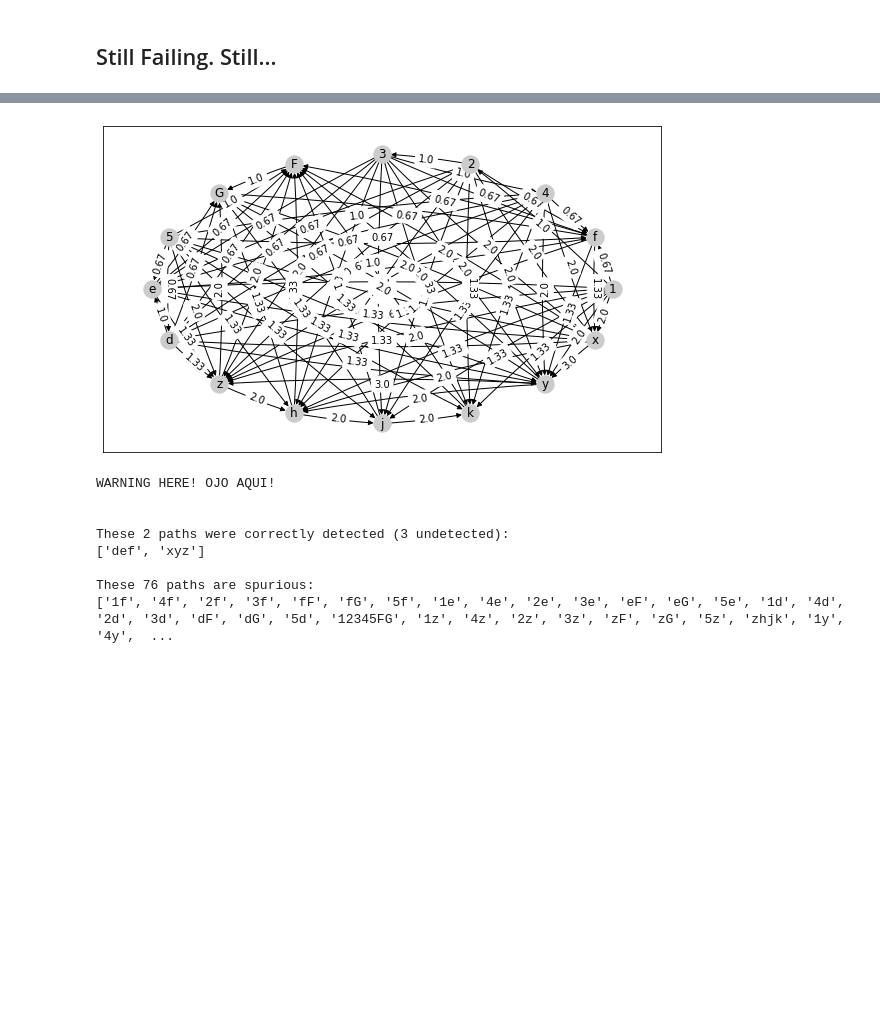
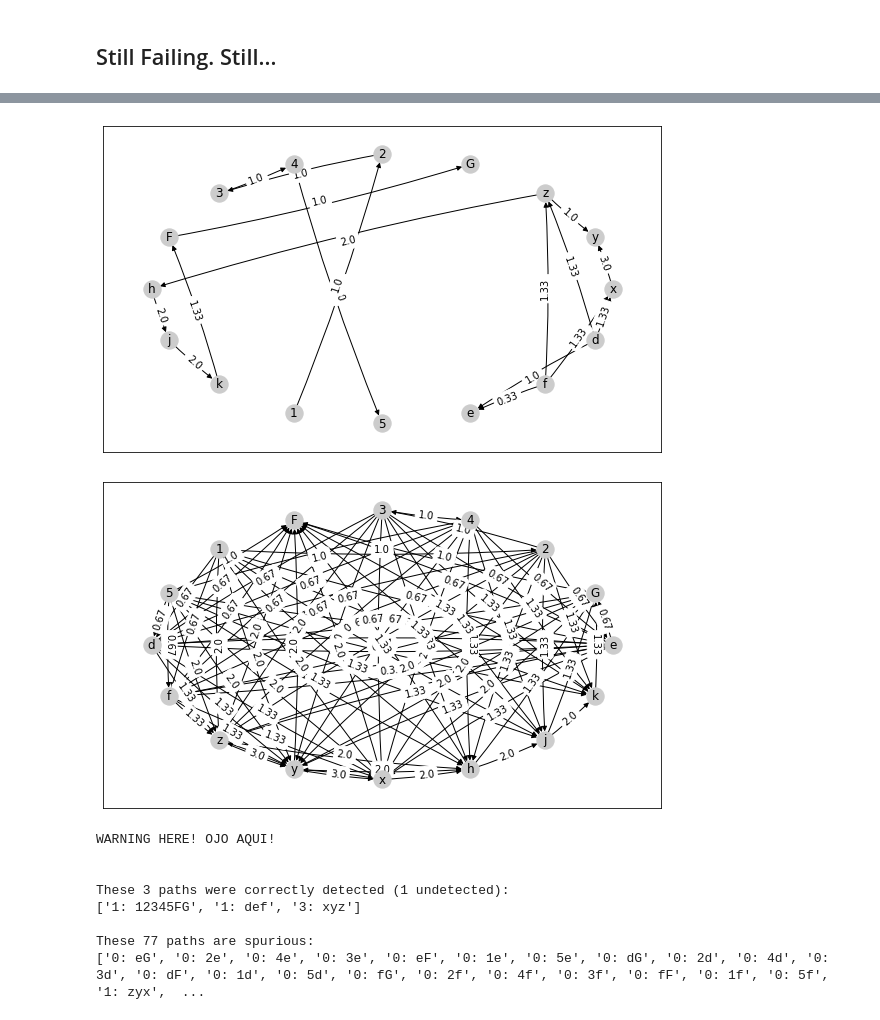
Before and after one commit to jpgil/logdelay, a Jupyter notebook: notebooks/2-structures/2020-01-25-Tests-forCliques.ipynb, the cells around one changed output, grey strips where cells are left out. Cells and saved outputs as stored; diff of their text form; code cells hidden in the pictures; blank space fills up the shorter version.

```diff
--- a/notebooks/2-structures/2020-01-25-Tests-forCliques.ipynb
+++ b/notebooks/2-structures/2020-01-25-Tests-forCliques.ipynb
@@ -3,8 +7,8 @@
 # %%
 # Parameters
-METHOD_ID="2020-01-20 partial pairs"
+# METHOD_ID="2020-01-20 partial pairs"
 # METHOD_ID="2020-01-24 all pairs"
-# METHOD_ID="2020-01-25 untangled"
+METHOD_ID="2020-01-25 untangled"
 # %%
 %load_ext autoreload
 %autoreload 2
@@ -29,14 +36,19 @@ def evaluate_against (T, expected_paths):
 
     elif METHOD_ID=="2020-01-25 untangled":
 
-        inferred_paths = infer_paths( split_in_freqGraph( successorsGraph(  get_successor_by_freq(T)  )  ) )
+        succ_G = successorsGraph(  get_successor_by_freq(T, METHOD_ID="2020-01-25 untangled")  )
 
-        G_aux = created_auxiliary_graph( inferred_paths )
+        # Step 1: Detect loops
+        paths = infer_paths( split_in_freqGraph(  succ_G  ) )
+
+        G_aux = created_auxiliary_graph( paths )
         G = minimally_connected(G_aux)
 
-        G_freq = split_in_freqGraph(G)
-        for f, g1 in G_freq.items():
-            graph(g1, with_weigths=True)
+#         G_freq = split_in_freqGraph(G)
+#         for f, g1 in G_freq.items():
+#             graph(g1, with_weigths=True)
+
+        graph(G)
 
 #         paths = { 1:[] }
 # #         for f, G1 in G_freq.items():
@@ -67,9 +79,9 @@ def evaluate_against (T, expected_paths):
             for p in paths:
     #             print(paths)
                 if p in expected:
-                    good.append("".join(p))
+                    good.append( "%d: %s" % (f, "".join(p)) )
                 else:
-                    bad.append("".join(p))
+                    bad.append( "%d: %s" % (f, "".join(p)) )
 
         if len(expected_paths) != len(good):
             print(), print()
@@ -546,24 +604,25 @@ These 42 paths are spurious:
 # %%
 """
           @hjk
   12345 <      > FG
           @def
           @xyz
 """
 T = [
     list("12345defdefxyzxyzFG"),
     list("12345xyzxyzhjkhjkFG"),
     list("12345hjkxyzxyzhjkFG"),
 
 ]
-g, b = evaluate_against(T, ["12345", "hjk", "def", "xyz", "FG"] )
+g, b = evaluate_against(T, ["12345FG", "hjk", "def", "xyz"] )
 # %% [output]
-[figure, old version]
+[figure, new version]
+[figure, added]
 WARNING HERE! OJO AQUI!
 
 
-These 2 paths were correctly detected (3 undetected):
-['def', 'xyz']
+These 3 paths were correctly detected (1 undetected):
+['1: 12345FG', '1: def', '3: xyz']
 
-These 76 paths are spurious:
-['1f', '4f', '2f', '3f', 'fF', 'fG', '5f', '1e', '4e', '2e', '3e', 'eF', 'eG', '5e', '1d', '4d', '2d', '3d', 'dF', 'dG', '5d', '12345FG', '1z', '4z', '2z', '3z', 'zF', 'zG', '5z', 'zhjk', '1y', '4y',  ...
+These 77 paths are spurious:
+['0: eG', '0: 2e', '0: 4e', '0: 3e', '0: eF', '0: 1e', '0: 5e', '0: dG', '0: 2d', '0: 4d', '0: 3d', '0: dF', '0: 1d', '0: 5d', '0: fG', '0: 2f', '0: 4f', '0: 3f', '0: fF', '0: 1f', '0: 5f', '1: zyx',  ...
```
Also changed, not shown: parts of 24 cells of this notebook.
